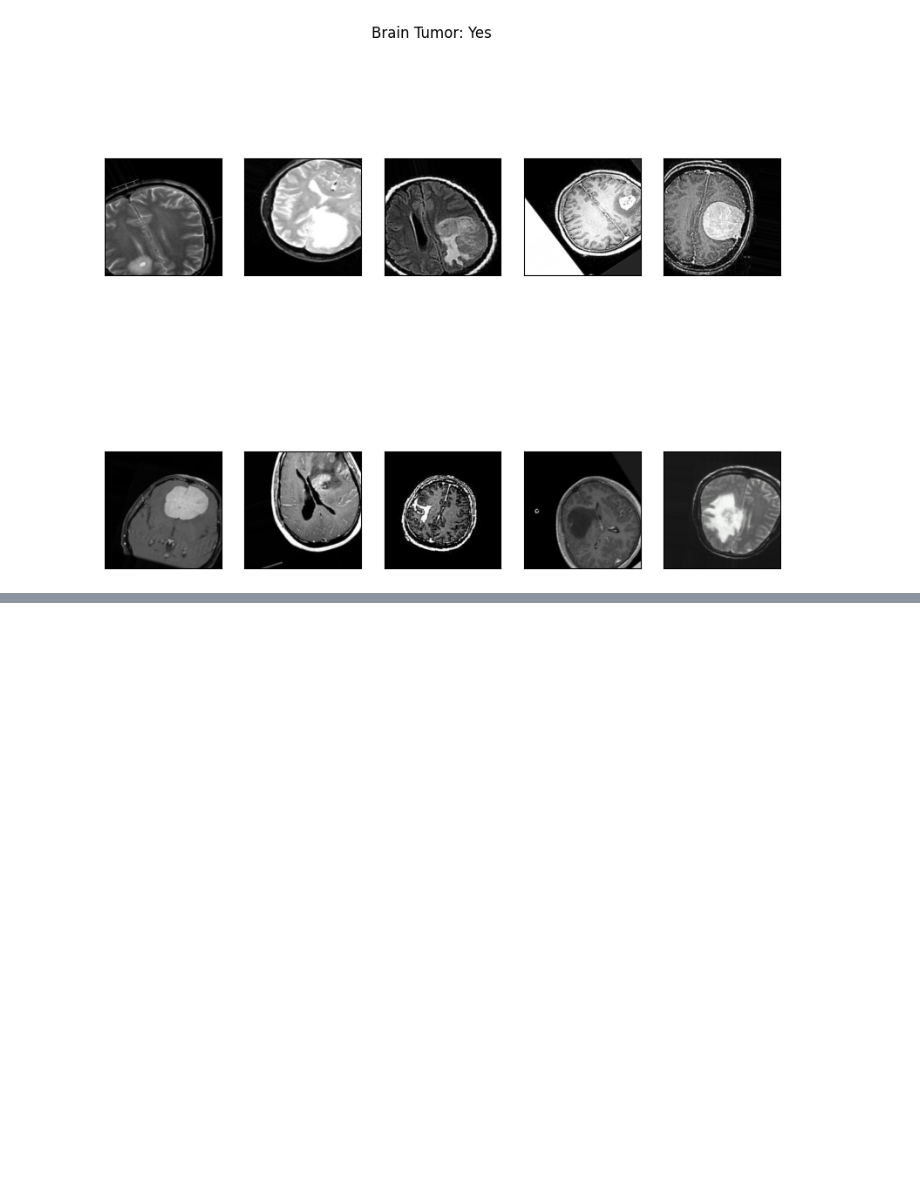
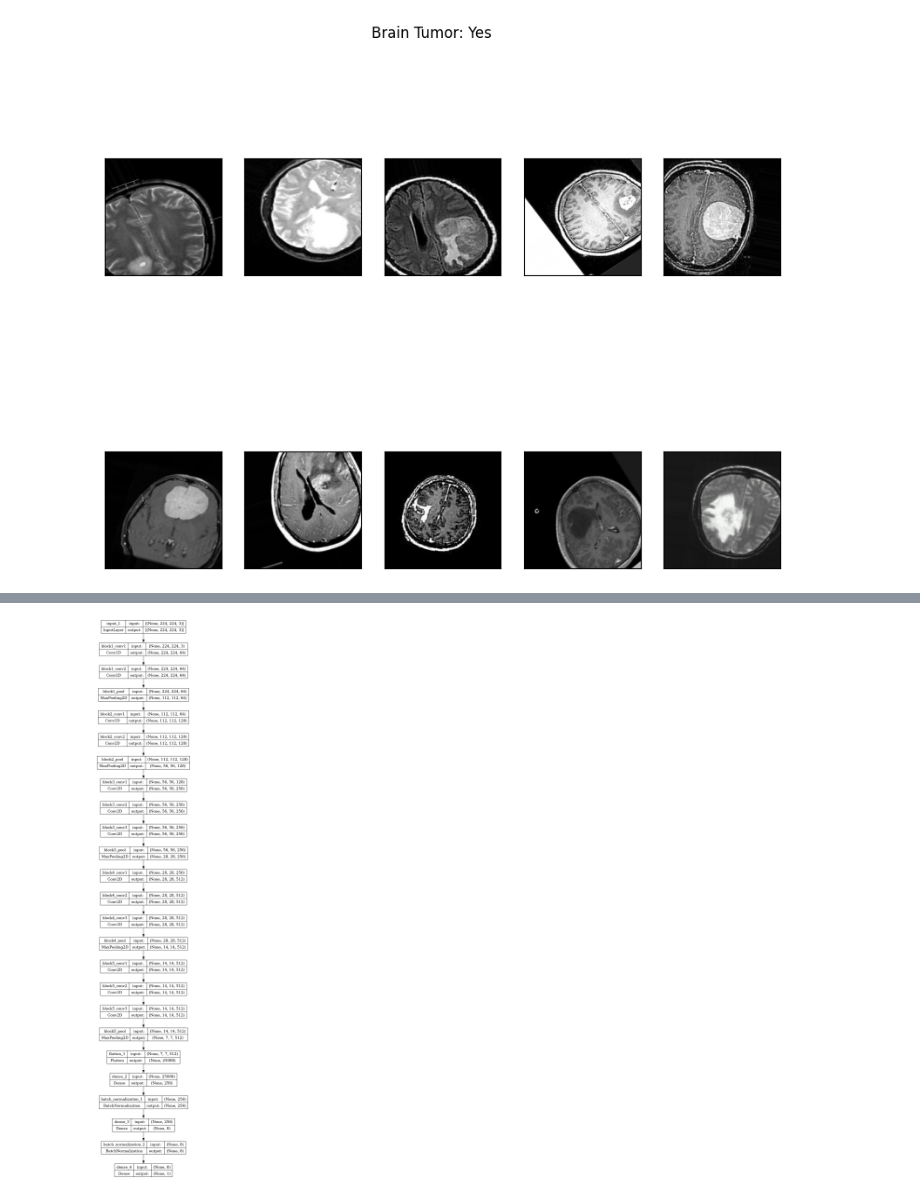
Before and after one commit to Senna256/Projects-UNI, a Jupyter notebook: Brain tumor detection.ipynb, the cells around one changed output, grey strips where cells are left out. Cells and saved outputs as stored; diff of their text form; code cells hidden in the pictures; blank space fills up the shorter version.

Commit message:
Kaggle Notebook | Treball Consultoria Enric Sena | Version 6

```diff
--- a/Brain tumor detection.ipynb
+++ b/Brain tumor detection.ipynb
@@ -496,0 +498,4 @@ plot_model(model,to_file='/kaggle/working/model.png',show_shapes=True,show_layer
+# %%
+plot_model(model_vgg16,to_file='/kaggle/working/model_vgg16.png',show_shapes=True,show_layer_names=True)
+# %% [output]
+[figure, added]
```
Also changed, not shown: parts of 15 cells of this notebook.
